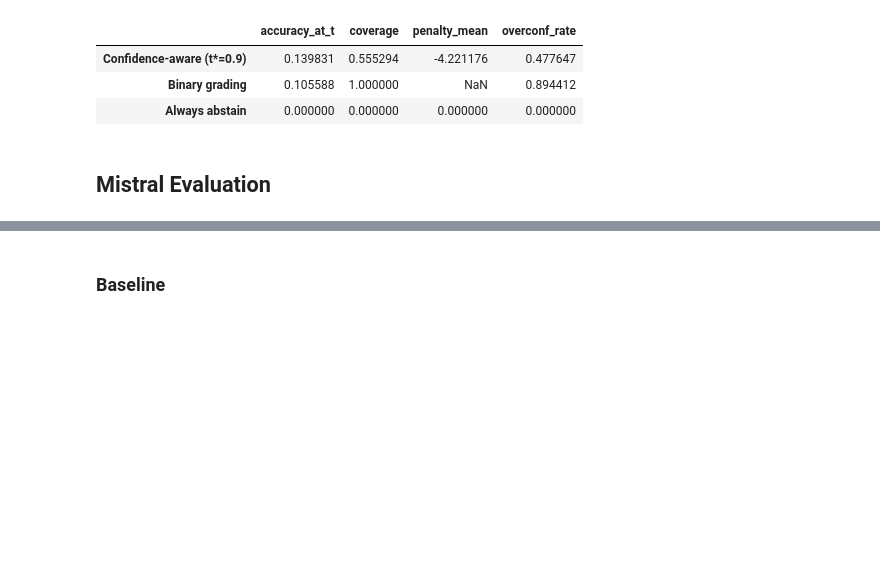
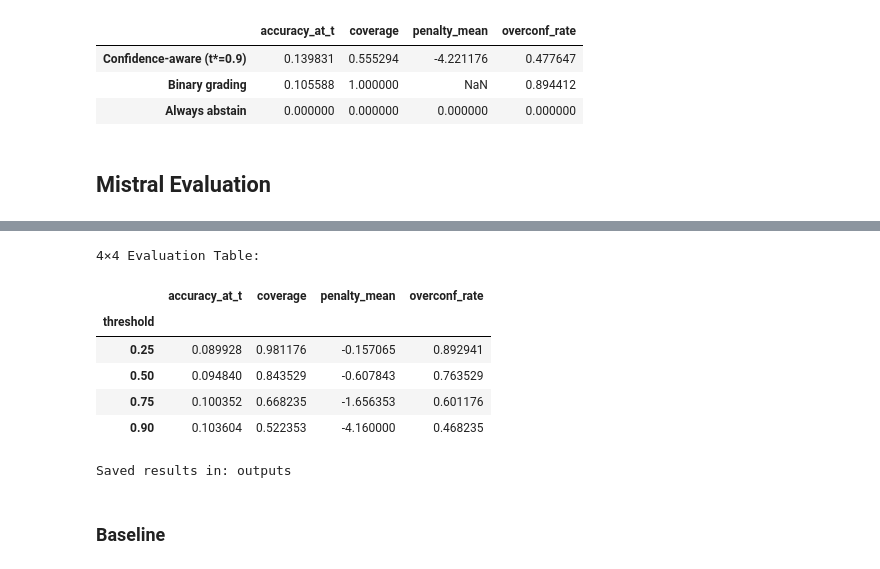
Before and after one commit to stutisinghal008/llm-eval, a Jupyter notebook: eval/mmlu-evaluation.ipynb, the cells around one changed output, grey strips where cells are left out. Drawn from its saved outputs; the diff is of its cells as text; code cells hidden in the pictures; blank space fills up the shorter version.

```diff
--- a/eval/mmlu-evaluation.ipynb
+++ b/eval/mmlu-evaluation.ipynb
@@ -923,19 +962,28 @@ headline_df.to_csv(OUTPUT_PATH / "gemini-mmlu-baseline-eval.csv")
 # %%
-# # ===== Cell 6 — 4×4 evaluation table =====
-# eval_table = (
-#     metrics_df[["threshold", "accuracy_at_t", "coverage", "penalty_mean", "overconf_rate"]]
-#     .set_index("threshold")
-#     .sort_index()
-# )
+# ===== Cell 6 — 4×4 evaluation table =====
+eval_table = (
+    metrics_df[["threshold", "accuracy_at_t", "coverage", "penalty_mean", "overconf_rate"]]
+    .set_index("threshold")
+    .sort_index()
+)
 
-# # Display
-# print("4×4 Evaluation Table:")
-# display(eval_table)
+# Display
+print("4×4 Evaluation Table:")
+display(eval_table)
 
-# # Save both detailed and compact tables
-# eval_table.to_csv(OUTPUT_PATH / "mistral-mmlu-metric-eval.csv")
+# Save both detailed and compact tables
+eval_table.to_csv(OUTPUT_PATH / "mistral-mmlu-metric-eval.csv")
 
-# print(f"Saved results in: {OUTPUT_PATH}")
+print(f"Saved results in: {OUTPUT_PATH}")
+# %% [output]
+4×4 Evaluation Table:
+|  | accuracy_at_t | coverage | penalty_mean | overconf_rate |
+| threshold |  |  |  |  |
+| 0.25 | 0.089928 | 0.981176 | -0.157065 | 0.892941 |
+| 0.50 | 0.094840 | 0.843529 | -0.607843 | 0.763529 |
+| 0.75 | 0.100352 | 0.668235 | -1.656353 | 0.601176 |
+| 0.90 | 0.103604 | 0.522353 | -4.160000 | 0.468235 |
+Saved results in: outputs
 # %% [markdown]
 ### Baseline
 # %%
```
Also changed, not shown: parts of 14 cells of this notebook, 16 other files.
